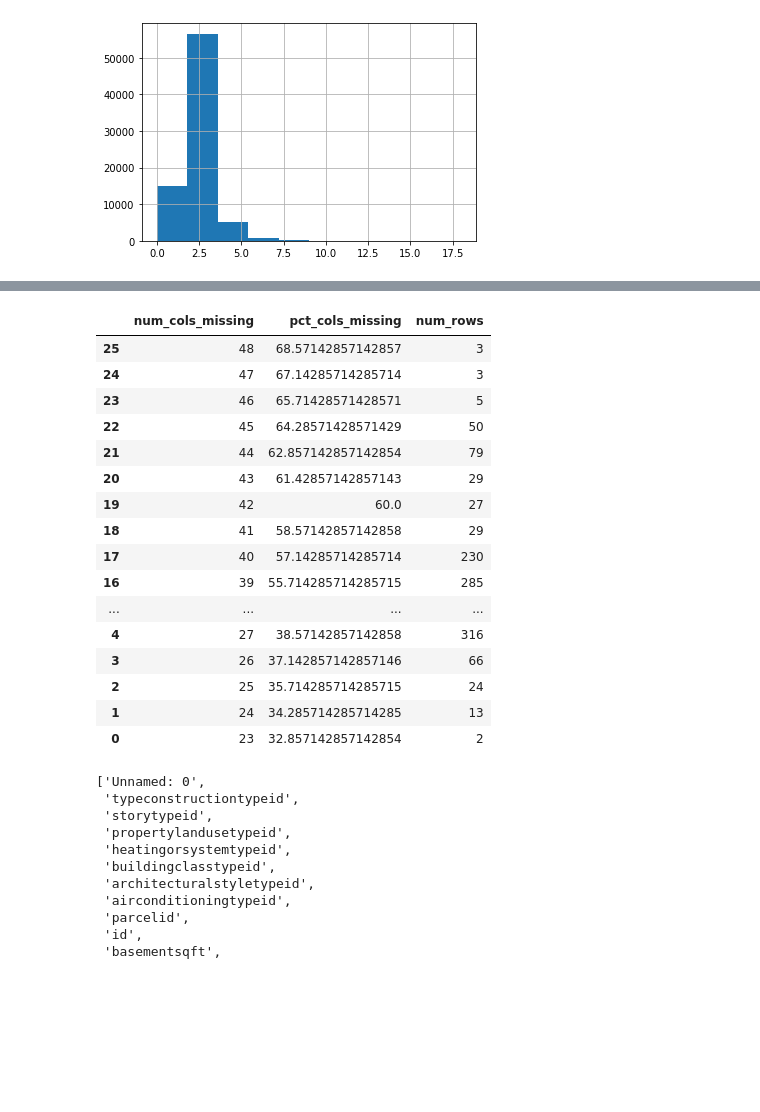
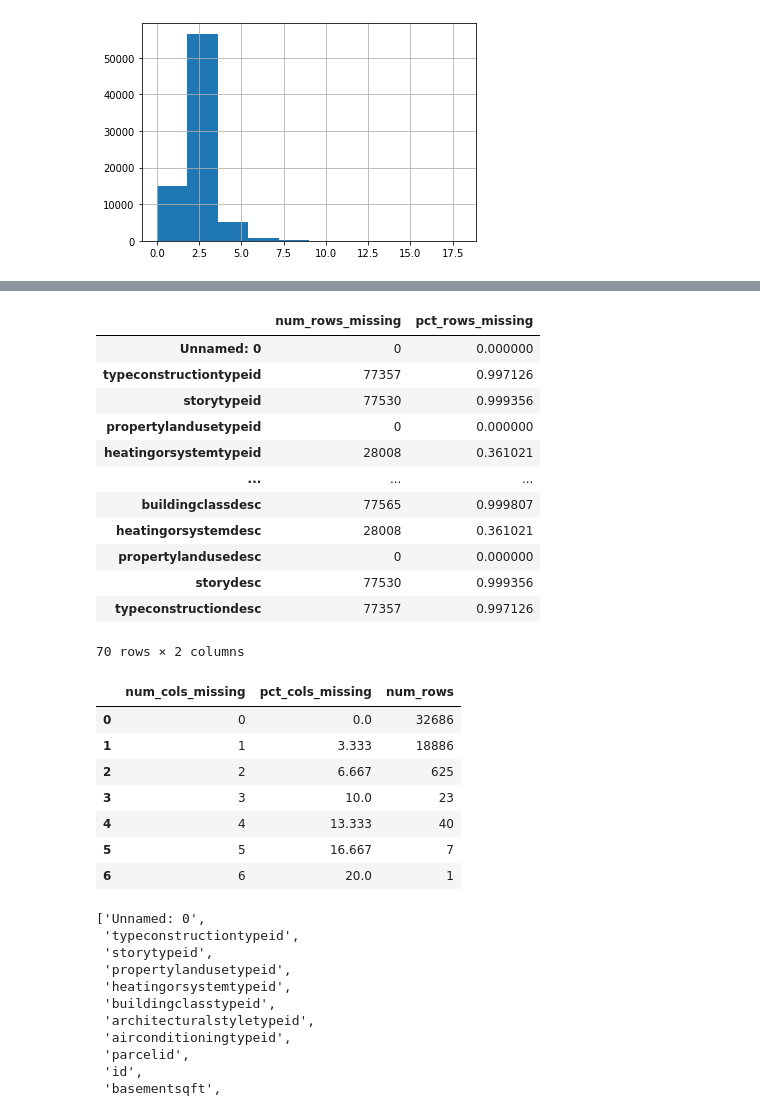
Before and after one commit to sunwenliang14/ds-methodologies-exercises, a Jupyter notebook: clustering/zillow.ipynb, the cells around one changed output, grey strips where cells are left out. Saved outputs shown, nothing was run; the diff lists cells and outputs as text; code cells hidden in the pictures; blank space fills up the shorter version.

```diff
--- a/clustering/zillow.ipynb
+++ b/clustering/zillow.ipynb
@@ -150,31 +135,38 @@ nulls_by_column[20:40]
+# %%
+nulls_by_column = nulls_by_col(df)
+nulls_by_column
+# %% [output]
+|  | num_rows_missing | pct_rows_missing |
+| Unnamed: 0 | 0 | 0.000000 |
+| typeconstructiontypeid | 77357 | 0.997126 |
+| storytypeid | 77530 | 0.999356 |
+| propertylandusetypeid | 0 | 0.000000 |
+| heatingorsystemtypeid | 28008 | 0.361021 |
+| ... | ... | ... |
+| buildingclassdesc | 77565 | 0.999807 |
+| heatingorsystemdesc | 28008 | 0.361021 |
+| propertylandusedesc | 0 | 0.000000 |
+| storydesc | 77530 | 0.999356 |
+| typeconstructiondesc | 77357 | 0.997126 |
+70 rows × 2 columns
 # %%
 def nulls_by_row(df):
     num_cols_missing = df.isnull().sum(axis=1)
-    pct_cols_missing = df.isnull().sum(axis=1)/df.shape[1]*100
+    pct_cols_missing = (df.isnull().sum(axis=1)/df.shape[1]*100).round(3)
     rows_missing = pd.DataFrame({'num_cols_missing': num_cols_missing, 'pct_cols_missing': pct_cols_missing}).reset_index().groupby(['num_cols_missing','pct_cols_missing']).count().rename(index=str, columns={'index': 'num_rows'}).reset_index()
     return rows_missing
 
 null_rows = nulls_by_row(df)
-null_rows.sort_values(by="pct_cols_missing", ascending=False, inplace=True)
 null_rows
 # %% [output]
 |  | num_cols_missing | pct_cols_missing | num_rows |
-| 25 | 48 | 68.57142857142857 | 3 |
-| 24 | 47 | 67.14285714285714 | 3 |
-| 23 | 46 | 65.71428571428571 | 5 |
-| 22 | 45 | 64.28571428571429 | 50 |
-| 21 | 44 | 62.857142857142854 | 79 |
-| 20 | 43 | 61.42857142857143 | 29 |
-| 19 | 42 | 60.0 | 27 |
-| 18 | 41 | 58.57142857142858 | 29 |
-| 17 | 40 | 57.14285714285714 | 230 |
-| 16 | 39 | 55.714285714285715 | 285 |
-| ... | ... | ... | ... |
-| 4 | 27 | 38.57142857142858 | 316 |
-| 3 | 26 | 37.142857142857146 | 66 |
-| 2 | 25 | 35.714285714285715 | 24 |
-| 1 | 24 | 34.285714285714285 | 13 |
-| 0 | 23 | 32.857142857142854 | 2 |
+| 0 | 0 | 0.0 | 32686 |
+| 1 | 1 | 3.333 | 18886 |
+| 2 | 2 | 6.667 | 625 |
+| 3 | 3 | 10.0 | 23 |
+| 4 | 4 | 13.333 | 40 |
+| 5 | 5 | 16.667 | 7 |
+| 6 | 6 | 20.0 | 1 |
 # %%
 df.columns.tolist()
 # %% [output]
```
Also changed, not shown: parts of 8 cells of this notebook.
